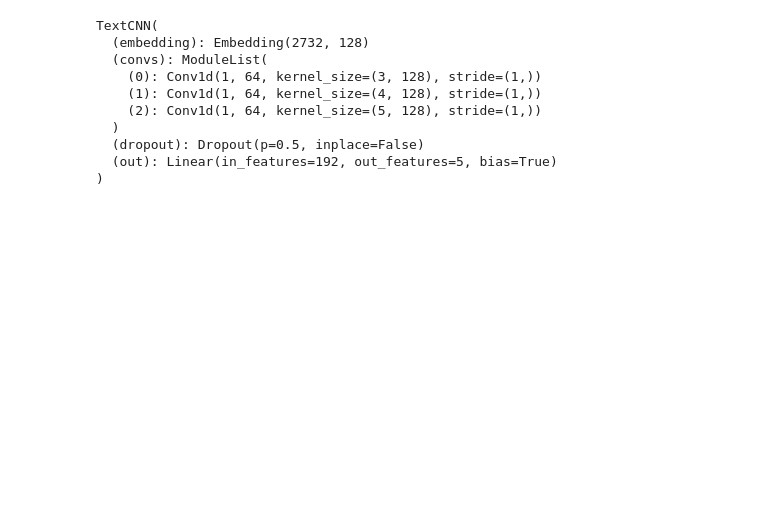
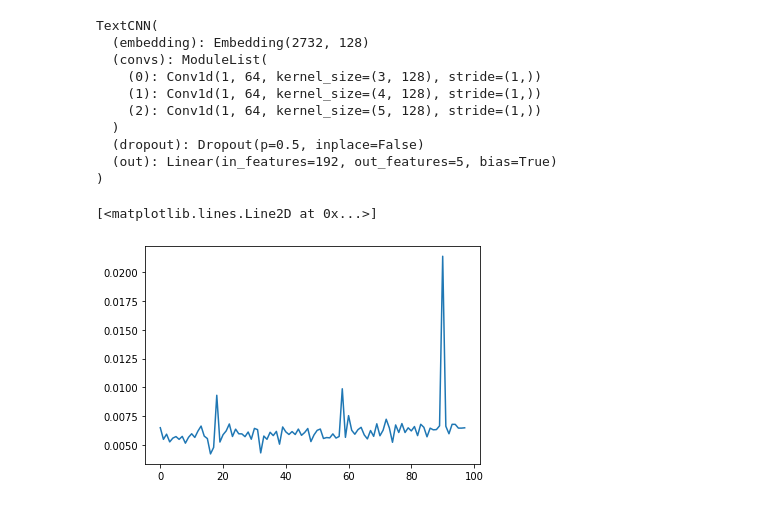
Before and after one commit to KoMurase/movie_research_2, a Jupyter notebook: research_ReadyPlayer1.ipynb, the cells around one changed output. Drawn from its saved outputs; the diff is of its cells as text; code cells hidden in the pictures; blank space fills up the shorter version.

```diff
--- a/research_ReadyPlayer1.ipynb
+++ b/research_ReadyPlayer1.ipynb
@@ -650,3 +652,8 @@ TextCNN(
   (dropout): Dropout(p=0.5, inplace=False)
   (out): Linear(in_features=192, out_features=5, bias=True)
 )
+# %%
+plt.plot(train_losses)
+# %% [output]
+[<matplotlib.lines.Line2D at 0x...>]
+[figure, added]
```
Also changed, not shown: parts of 2 cells of this notebook.
